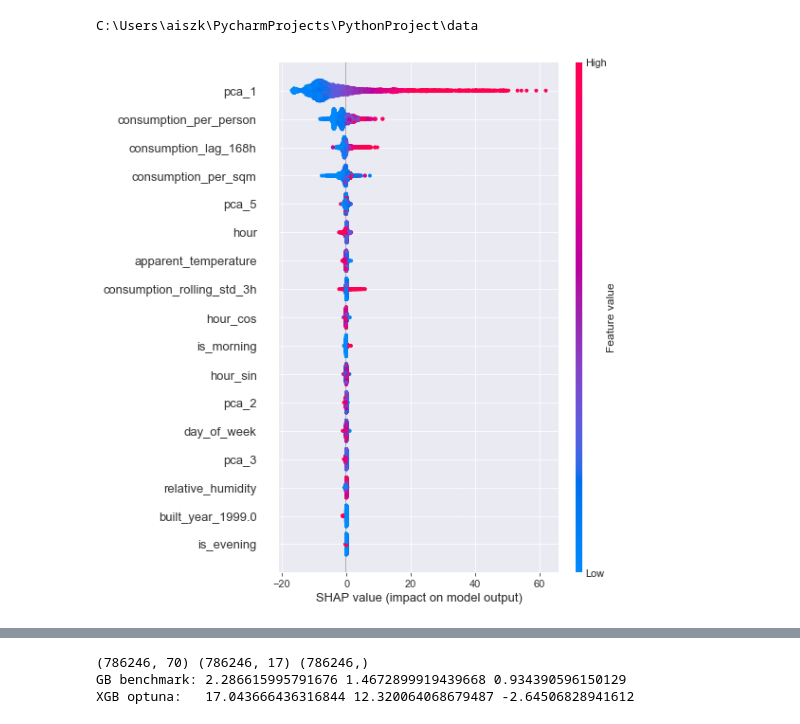
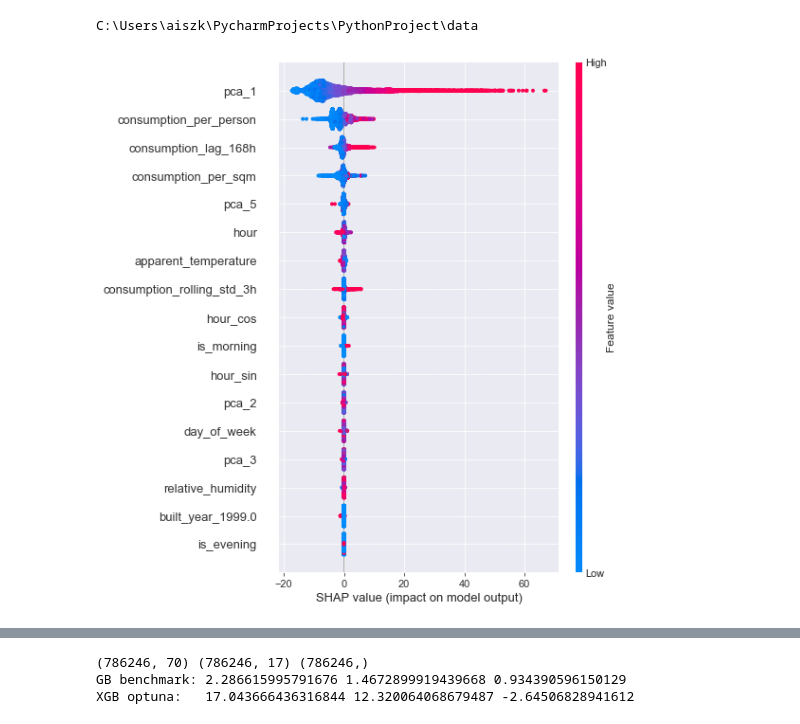
Before and after one commit to Jo-llama/Campus-Buildings-Energy-Consumption-Forecasting, a Jupyter notebook: notebooks/06_explainability.ipynb, the cells around one changed output, grey strips where cells are left out. Cells and saved outputs as stored; diff of their text form; code cells hidden in the pictures.

```diff
--- a/notebooks/06_explainability.ipynb
+++ b/notebooks/06_explainability.ipynb
@@ -65,6 +68,6 @@ C:\Users\aiszk\PycharmProjects\PythonProject\data
 # %%
 best_xgb = joblib.load("../models/best_xgb_optuna.joblib")
 X_test_fs = pd.read_csv(f"{data_path}/processed/X_test_fs.csv")
-shap_summary_global(best_xgb, X_test_fs.sample(5000))
+shap_summary_global(best_xgb, X_test_fs.sample(10000))
 # %% [output]
-[figure, old version]
+[figure, new version]
```
Also changed, not shown: parts of 10 cells of this notebook, 1 other file.
